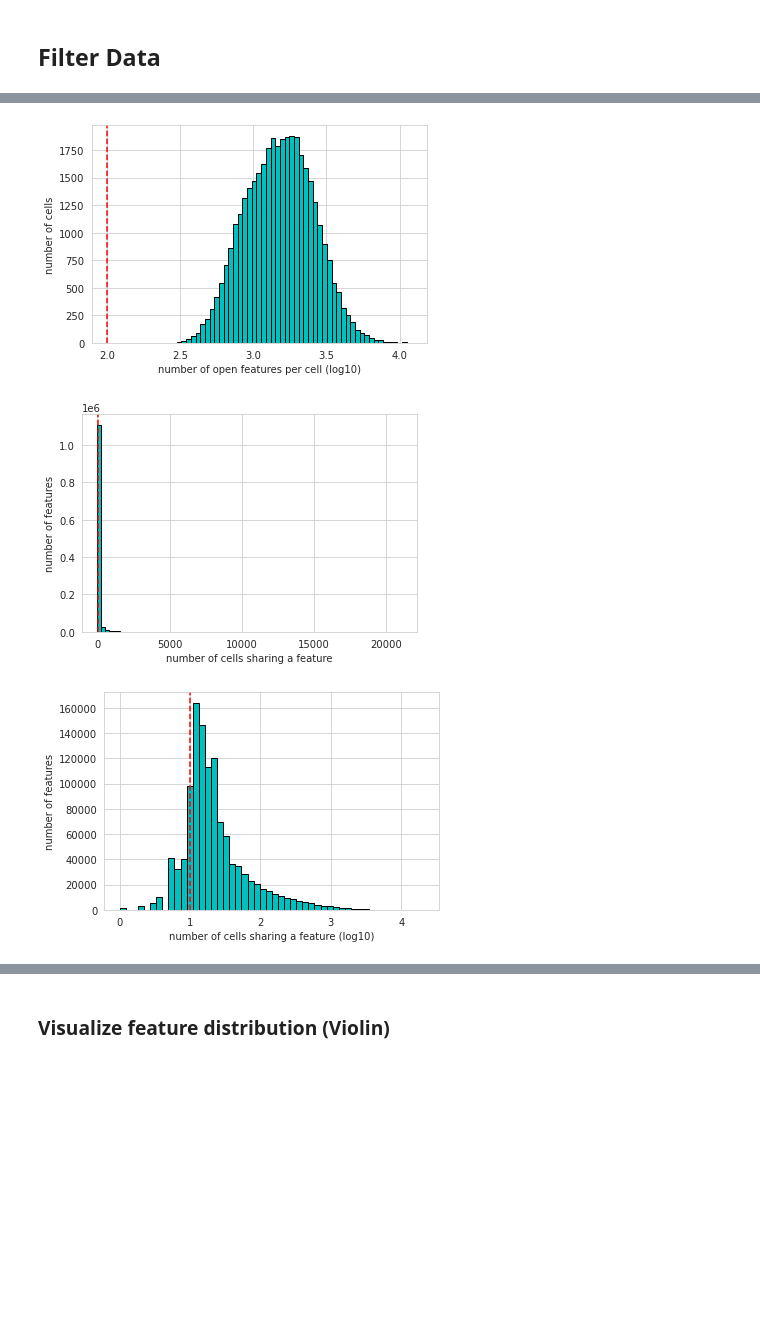
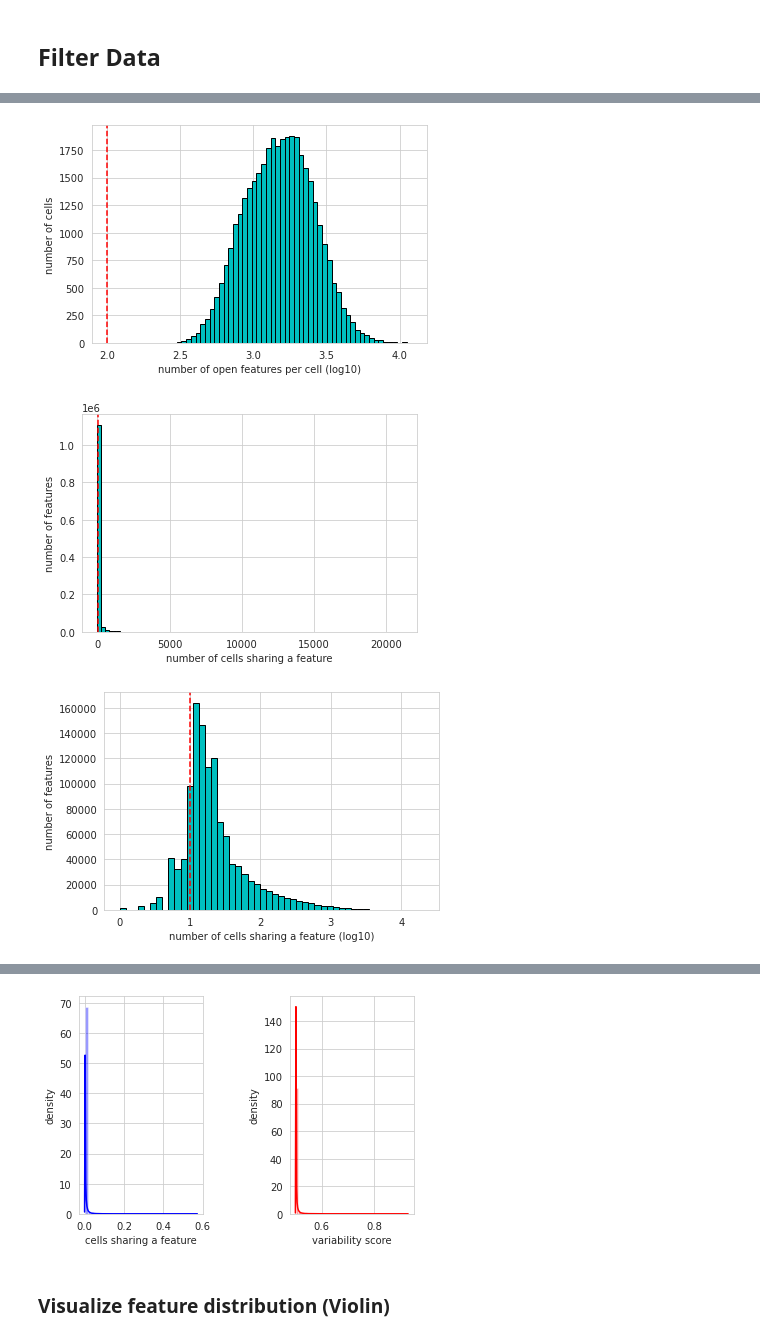
Before and after one commit to loosolab/Datenanalyse-2021, a Jupyter notebook: wp1/complete_preprocessing.ipynb, the cells around one changed output, grey strips where cells are left out. Saved outputs shown, nothing was run; the diff lists cells and outputs as text; code cells hidden in the pictures; blank space fills up the shorter version.

```diff
--- a/wp1/complete_preprocessing.ipynb
+++ b/wp1/complete_preprocessing.ipynb
@@ -99,6 +98,8 @@ epi.pp.coverage_features(adata, binary=True, log=False, bins=50,
                threshold=min_cells)
 epi.pp.coverage_features(adata, binary=True, log=10, bins=50,
                threshold=min_cells)
+
+epi.pp.cal_var(adata)
 # %% [output]
 [figure]
 [figure]
@@ -107,3 +110,4 @@ epi.pp.coverage_features(adata, binary=True, log=10, bins=50,
+[figure, added]
 # %% [markdown]
 ### Visualize feature distribution (Violin)
 # %%
```
Also changed, not shown: parts of 13 cells of this notebook.
